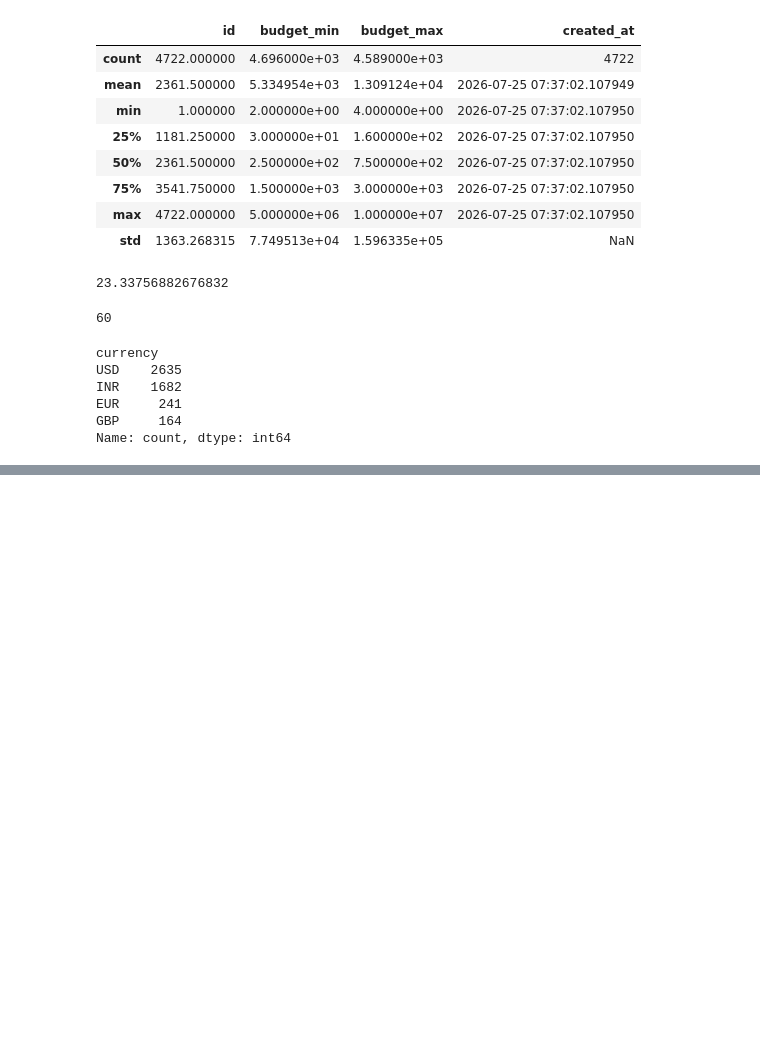
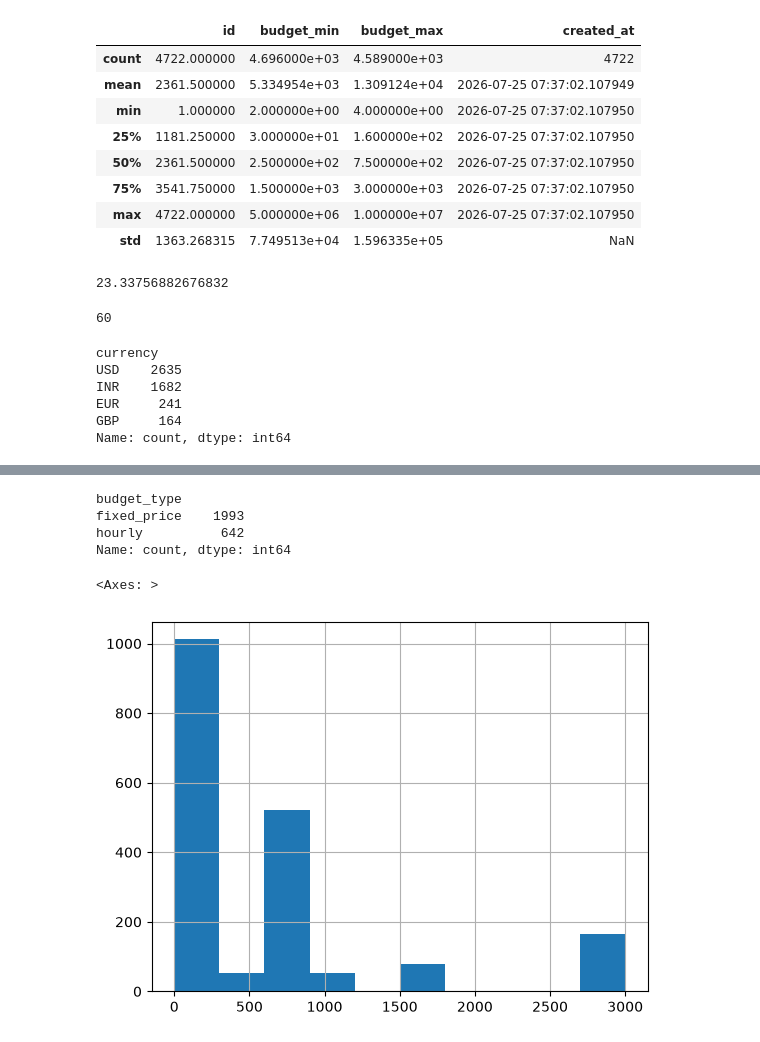
Before and after one commit to chrisvzqz/freelance-pricing-estimator, a Jupyter notebook: notebooks/04_eda.ipynb, the cells around one changed output, grey strips where cells are left out. Saved outputs shown, nothing was run; the diff lists cells and outputs as text; code cells hidden in the pictures; blank space fills up the shorter version.

```diff
--- a/notebooks/04_eda.ipynb
+++ b/notebooks/04_eda.ipynb
@@ -92,0 +126,2 @@ df.loc[df['budget_min'] > df['budget_max']]
+# %%
+df_usd['max-min'] = df_usd['budget_max'] - df_usd['budget_min']
@@ -92,0 +145,15 @@ df.loc[df['budget_min'] > df['budget_max']]
+# %%
+df_usd['budget_type'].value_counts()
+# %% [output]
+budget_type
+fixed_price    1993
+hourly          642
+Name: count, dtype: int64
+# %%
+df_usd_fixed = df_usd[df_usd['budget_type'] == 'fixed_price'].copy()
+df_usd_hourly = df_usd[df_usd['budget_type'] == 'hourly'].copy()
+# %%
+df_usd_fixed['budget_max'].hist(range=(0, 3000))
+# %% [output]
+<Axes: >
+[figure, added]
```
Also changed, not shown: parts of 16 cells of this notebook.
